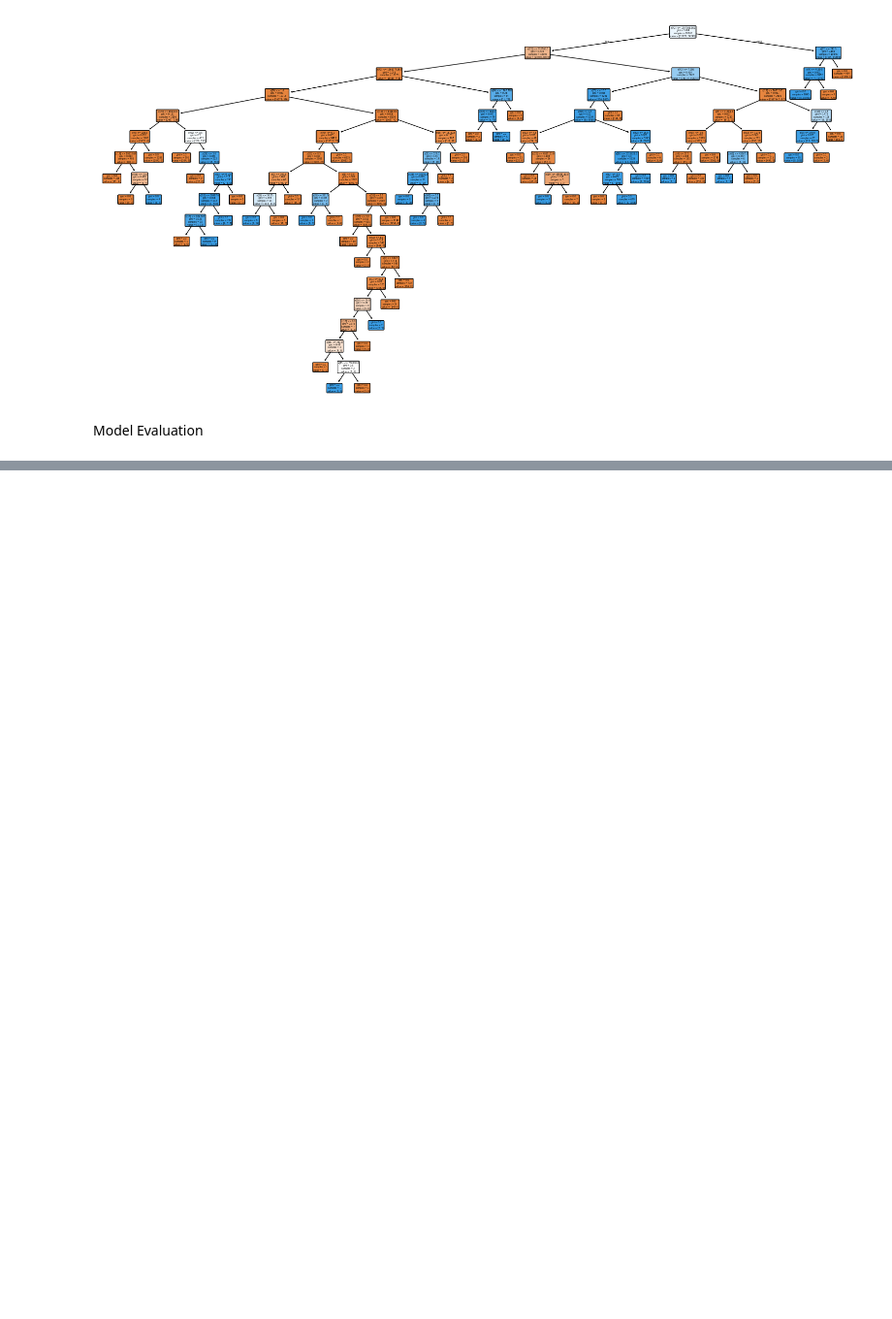
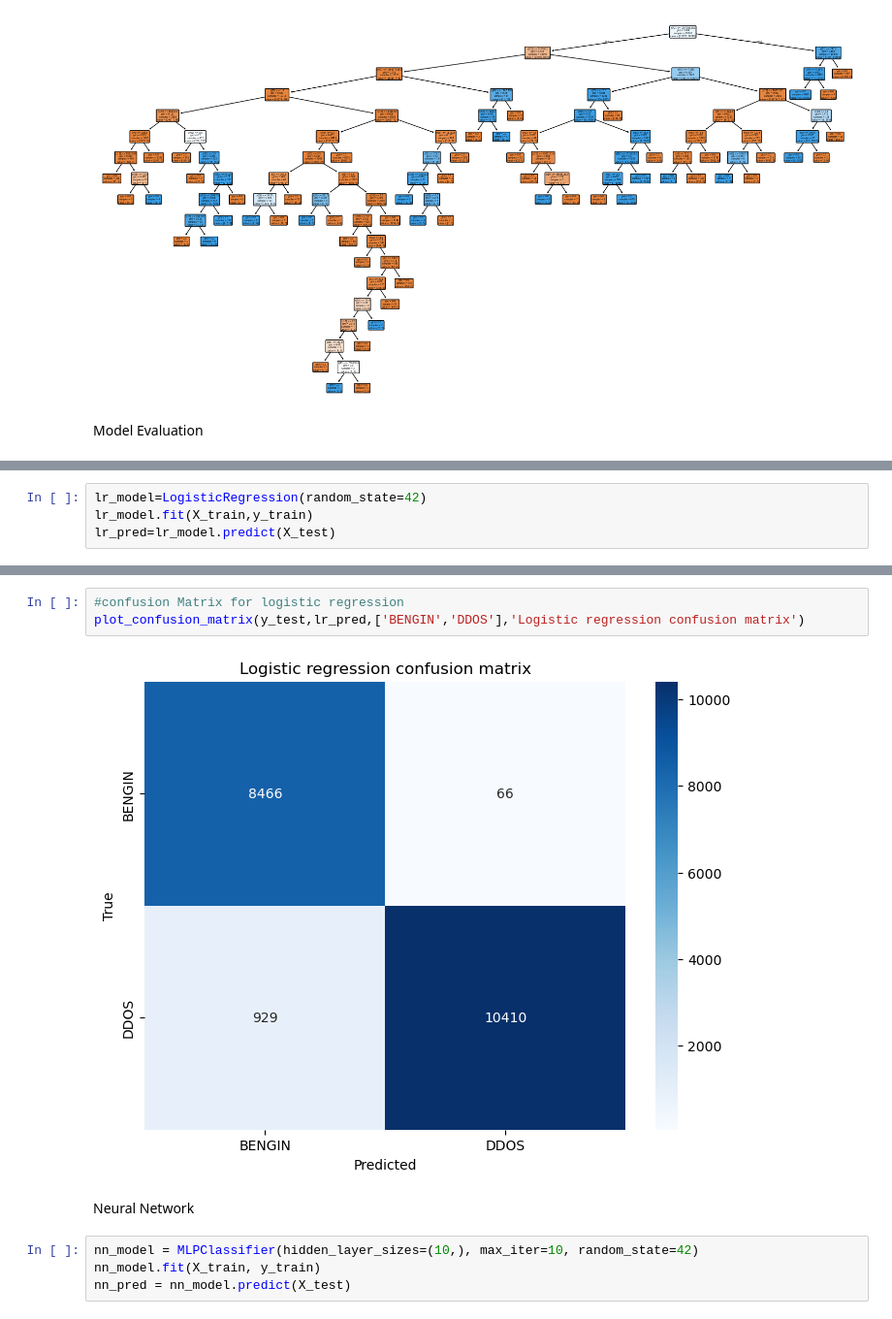
Before and after one commit to fidaear/detect-DDOS-using-Machine-Learning, a Jupyter notebook: main_file.ipynb, the cells around one changed output, grey strips where cells are left out. Shown at 97% size. Drawn from its saved outputs; the diff is of its cells as text; blank space fills up the shorter version.

```diff
--- a/main_file.ipynb
+++ b/main_file.ipynb
@@ -202,0 +238,4 @@ Model Evaluation
+# %%
+lr_model=LogisticRegression(random_state=42)
+lr_model.fit(X_train,y_train)
+lr_pred=lr_model.predict(X_test)
@@ -202,0 +269,11 @@ Model Evaluation
+# %%
+#confusion Matrix for logistic regression
+plot_confusion_matrix(y_test,lr_pred,['BENGIN','DDOS'],'Logistic regression confusion matrix')
+# %% [output]
+[figure, added]
+# %% [markdown]
+Neural Network
+# %%
+nn_model = MLPClassifier(hidden_layer_sizes=(10,), max_iter=10, random_state=42)
+nn_model.fit(X_train, y_train)
+nn_pred = nn_model.predict(X_test)
```
Also changed, not shown: parts of 15 cells of this notebook.
